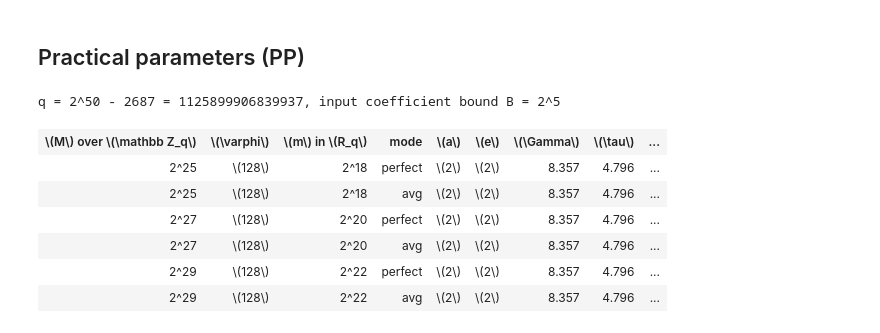
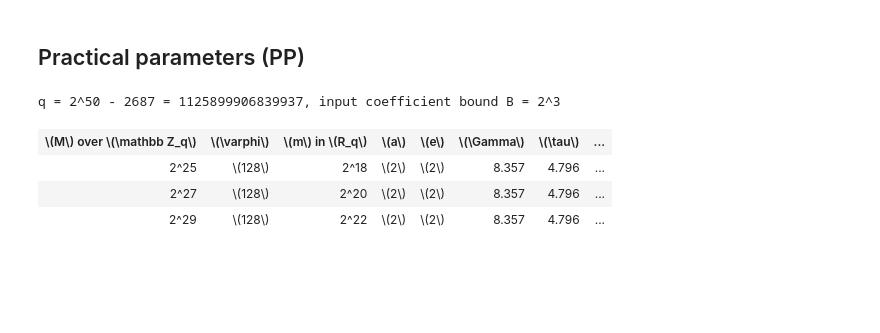
Before and after one commit to osdnk/pikku, a Jupyter notebook: estimates.ipynb, the cells around one changed output. Cells and saved outputs as stored; diff of their text form; code cells hidden in the pictures; blank space fills up the shorter version.

```diff
--- a/estimates.ipynb
+++ b/estimates.ipynb
@@ -433,27 +436,27 @@ q = 2^64 - 59 = 18446744073709551557, input coefficient bound B = 2^10
 ## Practical parameters (PP)
 # %%
 q = Integer(1125899906839937)  # 2^50 - 2687
-B = Integer(2)**5
+B = Integer(2)**3
 A = Integer(2)
+PP_FOLDING_ROUNDS = Integer(16)
 PP_DEGREES = (Integer(128),)
 E_BY_DEGREE = {Integer(128): Integer(2)}
 
 assert q.is_prime()
 
 def heuristic_epsilon(phi, q, e):
     return RF(phi) / (e * RF(q)**e)
 
-print(f"q = 2^50 - 2687 = {q}, input coefficient bound B = 2^5")
+print(f"q = 2^50 - 2687 = {q}, input coefficient bound B = 2^3")
+
+
 pp_table = estimate_scenario(
-    q, B, PP_DEGREES, A, E_BY_DEGREE, heuristic_epsilon
+    q, B, PP_DEGREES, PP_FOLDING_ROUNDS, A, E_BY_DEGREE, heuristic_epsilon
 )
 display(pp_table)
 # %% [output]
-q = 2^50 - 2687 = 1125899906839937, input coefficient bound B = 2^5
+q = 2^50 - 2687 = 1125899906839937, input coefficient bound B = 2^3
-| \(M\) over \(\mathbb Z_q\) | \(\varphi\) | \(m\) in \(R_q\) | mode | \(a\) | \(e\) | \(\Gamma\) | \(\tau\) | ... |
-| 2^25 | \(128\) | 2^18 | perfect | \(2\) | \(2\) | 8.357 | 4.796 | ... |
-| 2^25 | \(128\) | 2^18 | avg | \(2\) | \(2\) | 8.357 | 4.796 | ... |
-| 2^27 | \(128\) | 2^20 | perfect | \(2\) | \(2\) | 8.357 | 4.796 | ... |
-| 2^27 | \(128\) | 2^20 | avg | \(2\) | \(2\) | 8.357 | 4.796 | ... |
-| 2^29 | \(128\) | 2^22 | perfect | \(2\) | \(2\) | 8.357 | 4.796 | ... |
-| 2^29 | \(128\) | 2^22 | avg | \(2\) | \(2\) | 8.357 | 4.796 | ... |
+| \(M\) over \(\mathbb Z_q\) | \(\varphi\) | \(m\) in \(R_q\) | \(a\) | \(e\) | \(\Gamma\) | \(\tau\) | ... |
+| 2^25 | \(128\) | 2^18 | \(2\) | \(2\) | 8.357 | 4.796 | ... |
+| 2^27 | \(128\) | 2^20 | \(2\) | \(2\) | 8.357 | 4.796 | ... |
+| 2^29 | \(128\) | 2^22 | \(2\) | \(2\) | 8.357 | 4.796 | ... |
```
Also changed, not shown: parts of 4 cells of this notebook, 5 other files.
